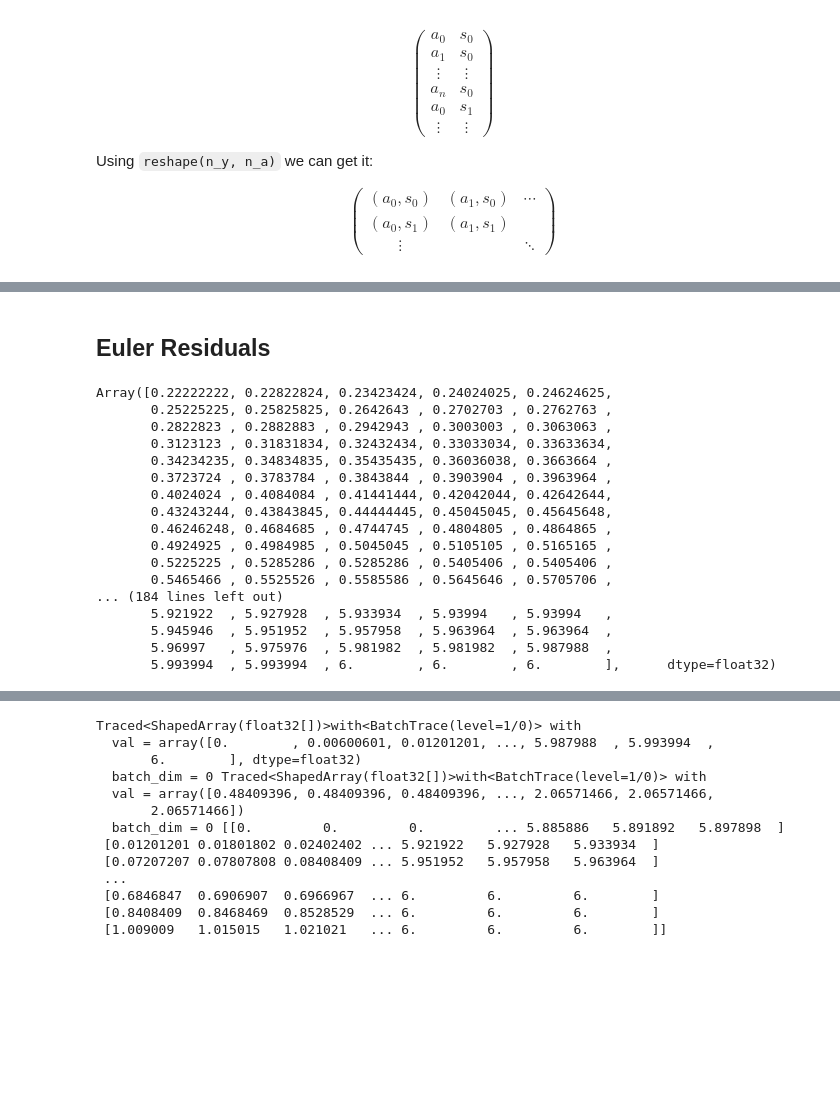
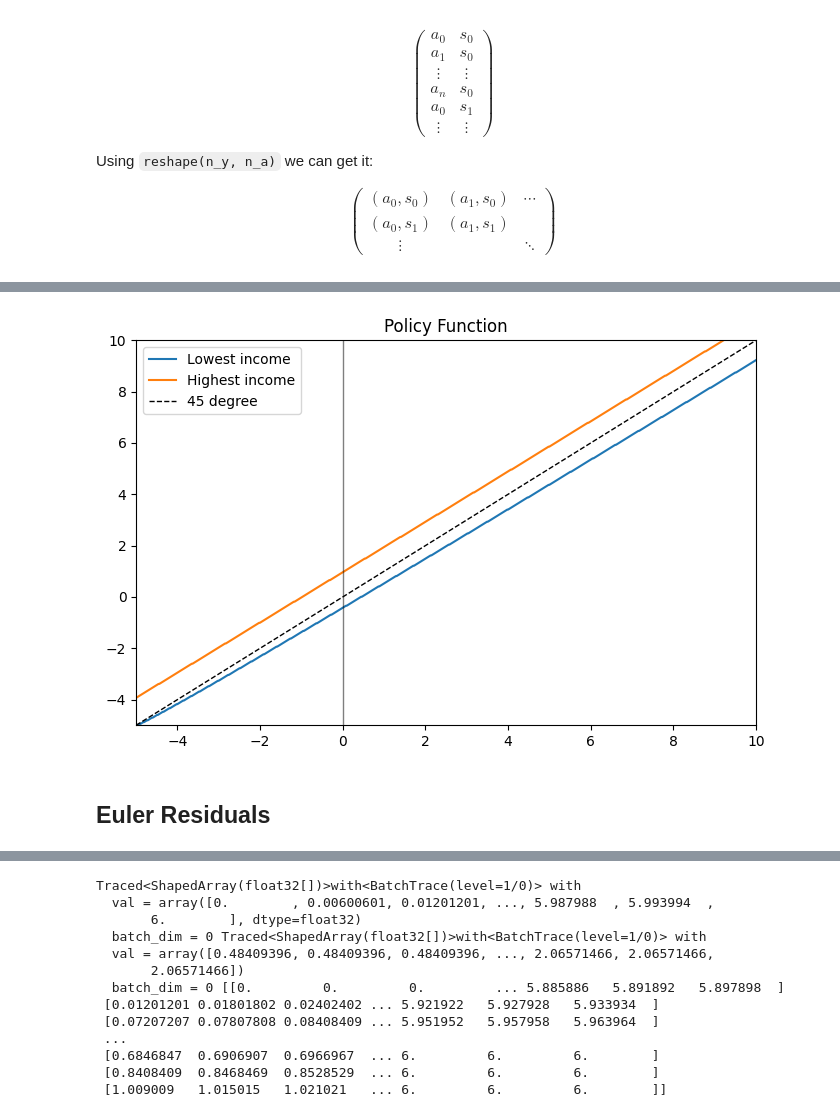
Before and after one commit to marcdelabarrera/14_462, a Jupyter notebook: recitation_2/recitation_2.ipynb, the cells around one changed output, grey strips where cells are left out. Cells and saved outputs as stored; diff of their text form; code cells hidden in the pictures; blank space fills up the shorter version.

```diff
--- a/recitation_2/recitation_2.ipynb
+++ b/recitation_2/recitation_2.ipynb
@@ -115,5 +119,5 @@ v0 = np.zeros_like(a_grid)
 
 v, error, it = jax.lax.while_loop(cond_fun = lambda x: x[1]>1e-4, body_fun = lambda x: update_v(x[0],x[2]), init_val = (v0, 1,0))
 print(f'Convergence in {it} iterations')
-policy = policy_function(v)
+policy = get_policy_function(v)
 # %% [output]
@@ -133,2 +135,14 @@ plt.plot(a_states, policy.reshape(n_y, n_a)[-1])
+# %%
+fig,ax=plt.subplots(figsize=(8,5))
+ax.plot(a_states, policy[0], label='Lowest income')
+ax.plot(a_states, policy[-1], label='Highest income')
+ax.plot(a_states, a_states, ls='--', c='k',lw=1,label='45 degree')
+ax.legend()
+ax.set(xlim=(phi,10),ylim=(phi,10),title='Policy Function')
+ax.axvline(0,lw=1,c='k',alpha=0.5)
+fig.show()
+fig.savefig(PATH / 'figures/policy_function.pdf')
+# %% [output]
+[figure, added]
 # %% [markdown]
 ## Euler Residuals
@@ -142,21 +148,0 @@ a_grid, y_grid = np.meshgrid(a_states, y_states)
-# %%
-y = y_states[4]
-policy[y_grid==y]
-# %% [output]
-Array([0.22222222, 0.22822824, 0.23423424, 0.24024025, 0.24624625,
-       0.25225225, 0.25825825, 0.2642643 , 0.2702703 , 0.2762763 ,
-       0.2822823 , 0.2882883 , 0.2942943 , 0.3003003 , 0.3063063 ,
-       0.3123123 , 0.31831834, 0.32432434, 0.33033034, 0.33633634,
-       0.34234235, 0.34834835, 0.35435435, 0.36036038, 0.3663664 ,
-       0.3723724 , 0.3783784 , 0.3843844 , 0.3903904 , 0.3963964 ,
-       0.4024024 , 0.4084084 , 0.41441444, 0.42042044, 0.42642644,
-       0.43243244, 0.43843845, 0.44444445, 0.45045045, 0.45645648,
-       0.46246248, 0.4684685 , 0.4744745 , 0.4804805 , 0.4864865 ,
-       0.4924925 , 0.4984985 , 0.5045045 , 0.5105105 , 0.5165165 ,
-       0.5225225 , 0.5285286 , 0.5285286 , 0.5405406 , 0.5405406 ,
-       0.5465466 , 0.5525526 , 0.5585586 , 0.5645646 , 0.5705706 ,
-... (184 lines left out)
-       5.921922  , 5.927928  , 5.933934  , 5.93994   , 5.93994   ,
-       5.945946  , 5.951952  , 5.957958  , 5.963964  , 5.963964  ,
-       5.96997   , 5.975976  , 5.981982  , 5.981982  , 5.987988  ,
-       5.993994  , 5.993994  , 6.        , 6.        , 6.        ],      dtype=float32)
```
Also changed, not shown: parts of 32 cells of this notebook, 4 other files.
